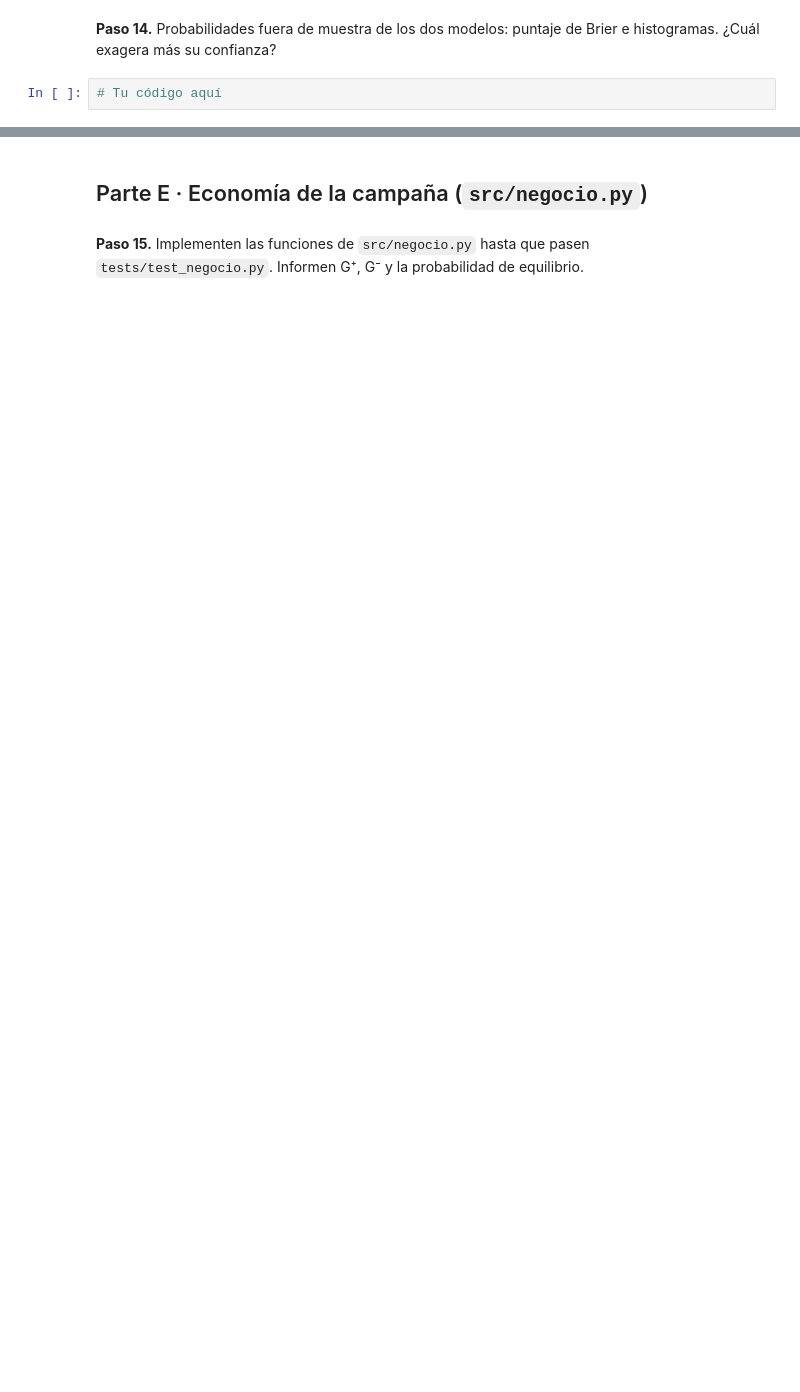
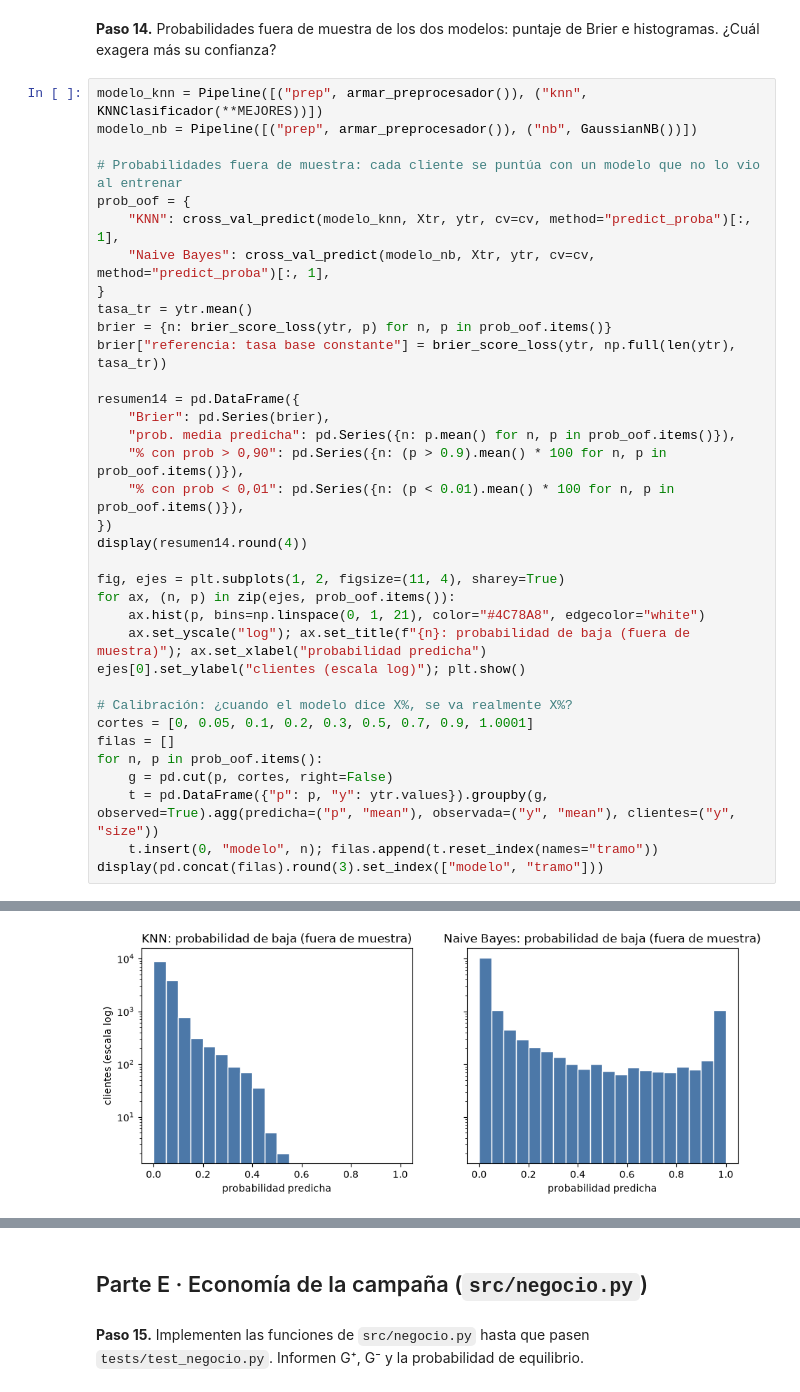
Before and after one commit to Nico-Olivera/Escenarios-aplicando-KNN-NB, a Jupyter notebook: materiales_estudiantes/caso2_nodo/caso2_nodo.ipynb, the cells around one changed output, grey strips where cells are left out. Drawn from its saved outputs; the diff is of its cells as text; blank space fills up the shorter version.

```diff
--- a/materiales_estudiantes/caso2_nodo/caso2_nodo.ipynb
+++ b/materiales_estudiantes/caso2_nodo/caso2_nodo.ipynb
@@ -87,4 +455,38 @@ Ejecuten esta celda cada vez que terminen una función de `src/`.
 # %% [markdown]
 **Paso 14.** Probabilidades fuera de muestra de los dos modelos: puntaje de Brier e histogramas. ¿Cuál exagera más su confianza?
-# %%
-# Tu código aquí
+# %%
+modelo_knn = Pipeline([("prep", armar_preprocesador()), ("knn", KNNClasificador(**MEJORES))])
+modelo_nb = Pipeline([("prep", armar_preprocesador()), ("nb", GaussianNB())])
+
+# Probabilidades fuera de muestra: cada cliente se puntúa con un modelo que no lo vio al entrenar
+prob_oof = {
+    "KNN": cross_val_predict(modelo_knn, Xtr, ytr, cv=cv, method="predict_proba")[:, 1],
+    "Naive Bayes": cross_val_predict(modelo_nb, Xtr, ytr, cv=cv, method="predict_proba")[:, 1],
+}
+tasa_tr = ytr.mean()
+brier = {n: brier_score_loss(ytr, p) for n, p in prob_oof.items()}
+brier["referencia: tasa base constante"] = brier_score_loss(ytr, np.full(len(ytr), tasa_tr))
+
+resumen14 = pd.DataFrame({
+    "Brier": pd.Series(brier),
+    "prob. media predicha": pd.Series({n: p.mean() for n, p in prob_oof.items()}),
+    "% con prob > 0,90": pd.Series({n: (p > 0.9).mean() * 100 for n, p in prob_oof.items()}),
+    "% con prob < 0,01": pd.Series({n: (p < 0.01).mean() * 100 for n, p in prob_oof.items()}),
+})
+display(resumen14.round(4))
+
+fig, ejes = plt.subplots(1, 2, figsize=(11, 4), sharey=True)
+for ax, (n, p) in zip(ejes, prob_oof.items()):
+    ax.hist(p, bins=np.linspace(0, 1, 21), color="#4C78A8", edgecolor="white")
+    ax.set_yscale("log"); ax.set_title(f"{n}: probabilidad de baja (fuera de muestra)"); ax.set_xlabel("probabilidad predicha")
+ejes[0].set_ylabel("clientes (escala log)"); plt.show()
+
+# Calibración: ¿cuando el modelo dice X%, se va realmente X%?
+cortes = [0, 0.05, 0.1, 0.2, 0.3, 0.5, 0.7, 0.9, 1.0001]
+filas = []
+for n, p in prob_oof.items():
+    g = pd.cut(p, cortes, right=False)
+    t = pd.DataFrame({"p": p, "y": ytr.values}).groupby(g, observed=True).agg(predicha=("p", "mean"), observada=("y", "mean"), clientes=("y", "size"))
+    t.insert(0, "modelo", n); filas.append(t.reset_index(names="tramo"))
+display(pd.concat(filas).round(3).set_index(["modelo", "tramo"]))
+# %% [output]
@@ -90,0 +497 @@ Ejecuten esta celda cada vez que terminen una función de `src/`.
+[figure, added]
```
Also changed, not shown: parts of 70 cells of this notebook, 4 other files.
